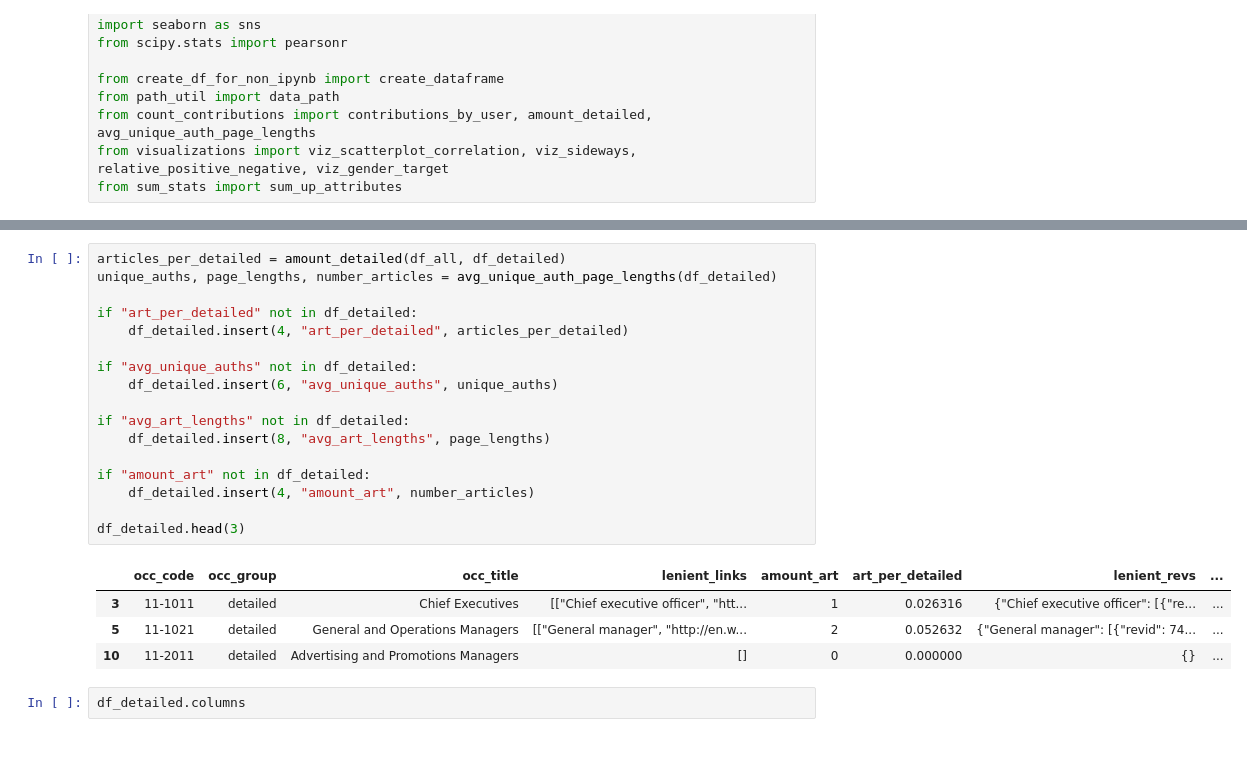
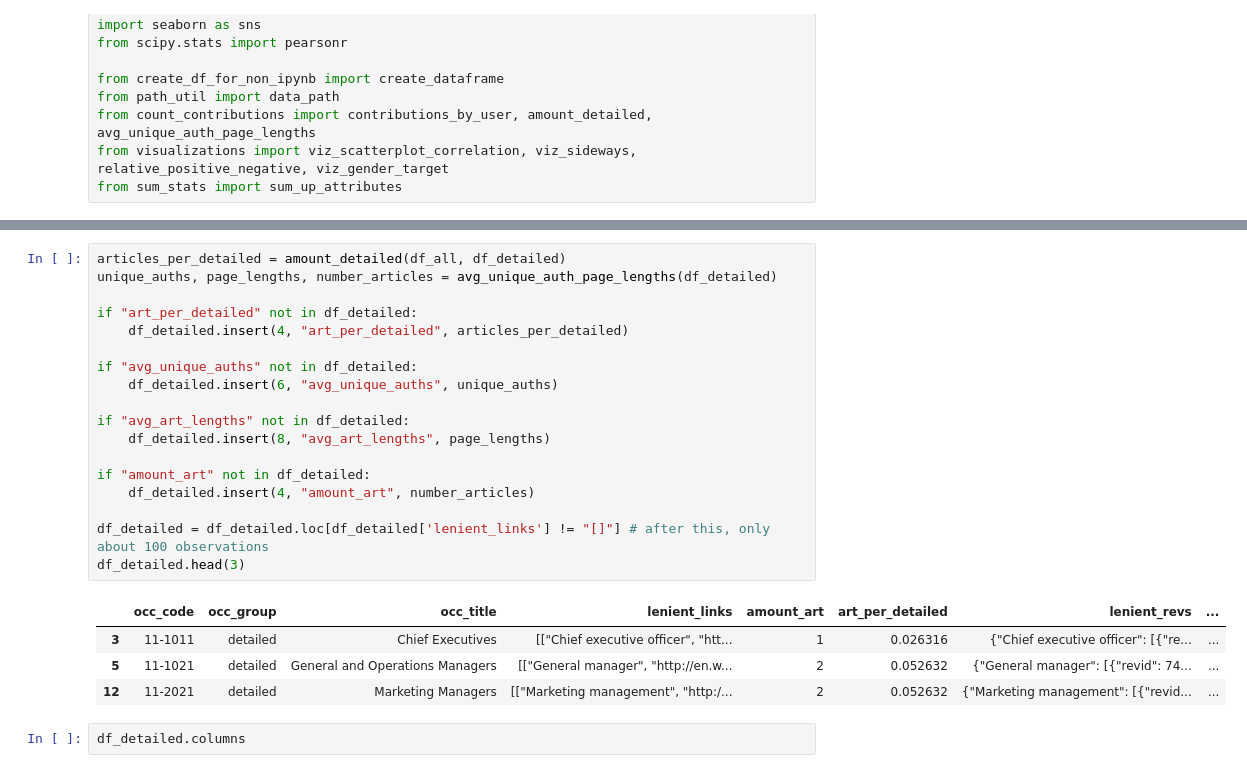
Before and after one commit to digital-scrappy/wikipedia-revisions, a Jupyter notebook: Analysis/DETAILED_gender_race_analysis.ipynb, the cells around one changed output, grey strips where cells are left out. Cells and saved outputs as stored; diff of their text form.

```diff
--- a/Analysis/DETAILED_gender_race_analysis.ipynb
+++ b/Analysis/DETAILED_gender_race_analysis.ipynb
@@ -50,25 +50,26 @@ df_detailed.head()
 # %%
 articles_per_detailed = amount_detailed(df_all, df_detailed)
 unique_auths, page_lengths, number_articles = avg_unique_auth_page_lengths(df_detailed)
 
 if "art_per_detailed" not in df_detailed:
     df_detailed.insert(4, "art_per_detailed", articles_per_detailed)
 
 if "avg_unique_auths" not in df_detailed:
     df_detailed.insert(6, "avg_unique_auths", unique_auths)
 
 if "avg_art_lengths" not in df_detailed:
     df_detailed.insert(8, "avg_art_lengths", page_lengths)
 
 if "amount_art" not in df_detailed:
     df_detailed.insert(4, "amount_art", number_articles)
 
+df_detailed = df_detailed.loc[df_detailed['lenient_links'] != "[]"] # after this, only about 100 observations
 df_detailed.head(3)
 # %% [output]
 |  | occ_code | occ_group | occ_title | lenient_links | amount_art | art_per_detailed | lenient_revs | ... |
 | 3 | 11-1011 | detailed | Chief Executives | [["Chief executive officer", "htt... | 1 | 0.026316 | {"Chief executive officer": [{"re... | ... |
 | 5 | 11-1021 | detailed | General and Operations Managers | [["General manager", "http://en.w... | 2 | 0.052632 | {"General manager": [{"revid": 74... | ... |
-| 10 | 11-2011 | detailed | Advertising and Promotions Managers | [] | 0 | 0.000000 | {} | ... |
+| 12 | 11-2021 | detailed | Marketing Managers | [["Marketing management", "http:/... | 2 | 0.052632 | {"Marketing management": [{"revid... | ... |
 # %%
 df_detailed.columns
 # %% [output]
```
Also changed, not shown: parts of 2 cells of this notebook, 1 other file.
